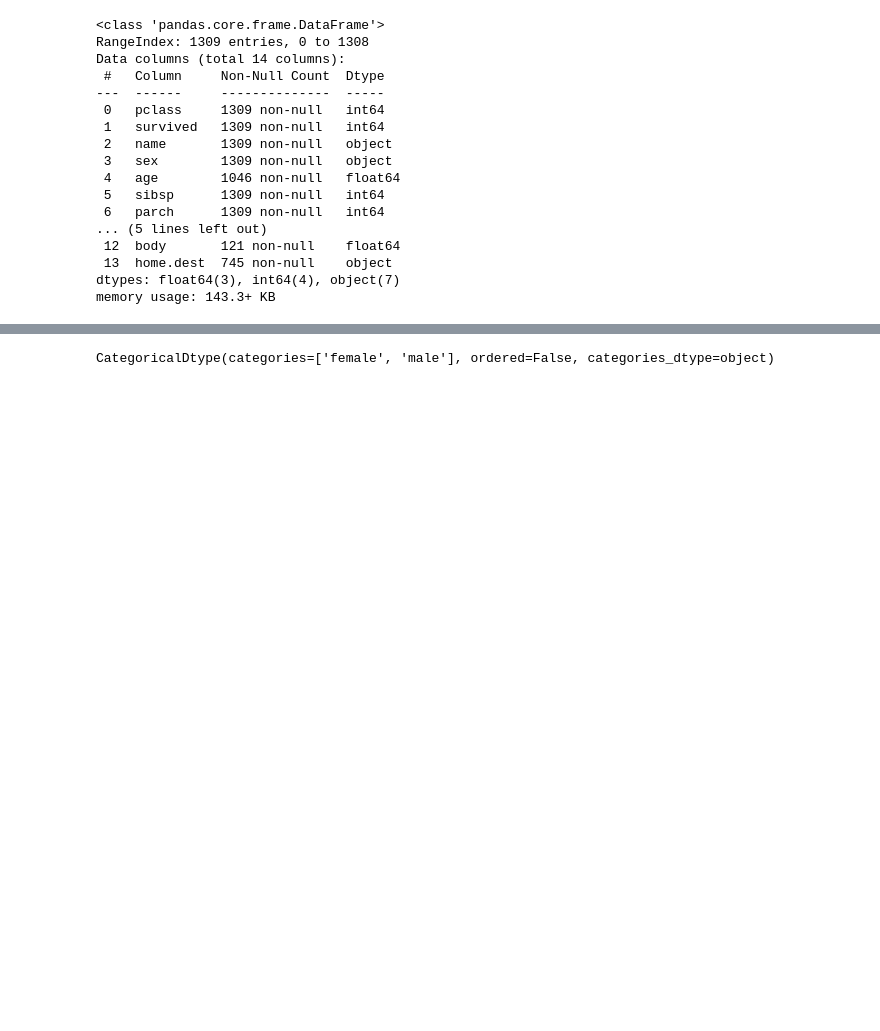
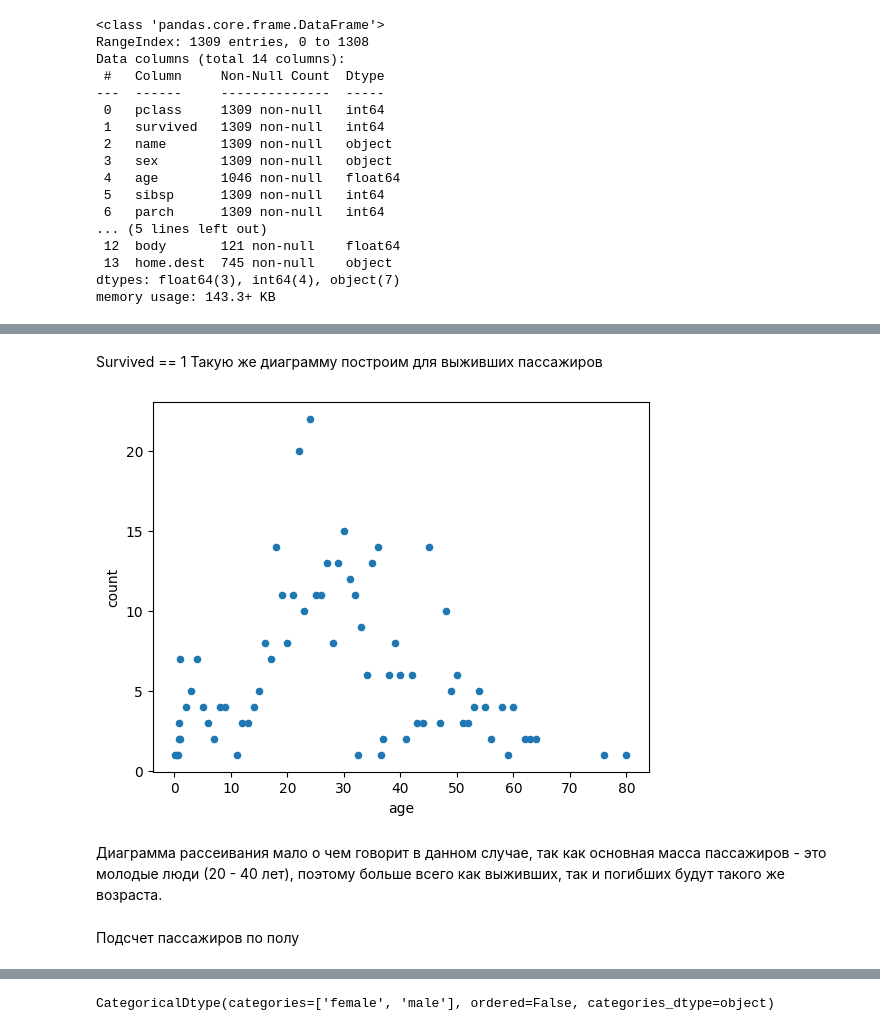
Before and after one commit to evin76/machinelearning2024, a Jupyter notebook: machinelearning2024.ipynb, the cells around one changed output, grey strips where cells are left out. Cells and saved outputs as stored; diff of their text form; code cells hidden in the pictures; blank space fills up the shorter version.

```diff
--- a/machinelearning2024.ipynb
+++ b/machinelearning2024.ipynb
@@ -123,0 +189,13 @@ memory usage: 143.3+ KB
+# %% [markdown]
+Survived == 1
+Такую же диаграмму построим для выживших пассажиров
+# %%
+age_survived = data[data['survived'] == 1]['age'].value_counts().reset_index()
+age_survived.plot(kind='scatter', x='age', y='count')
+pass
+# %% [output]
+[figure, added]
+# %% [markdown]
+Диаграмма рассеивания мало о чем говорит в данном случае, так как основная масса пассажиров - это молодые люди (20 - 40 лет), поэтому больше всего как выживших, так и погибших будут такого же возраста.
+# %% [markdown]
+Подсчет пассажиров по полу
```
Also changed, not shown: parts of 67 cells of this notebook.
